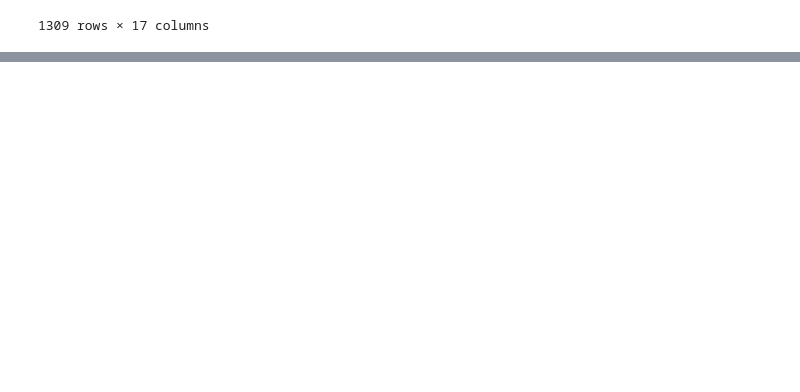
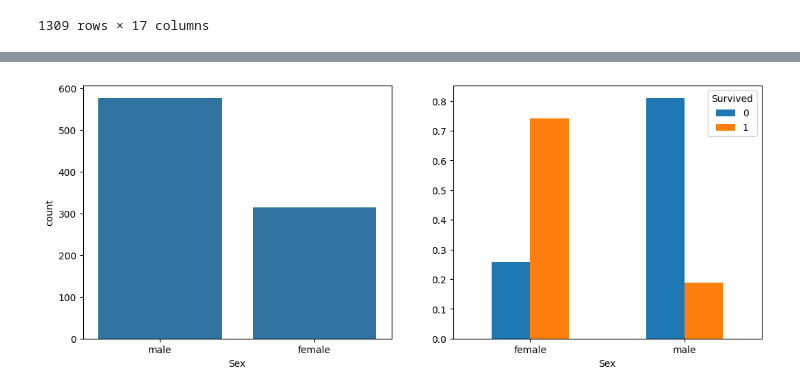
Before and after one commit to AlexanderDBell/TheDeveloperAcademy-Bootcamp, a Jupyter notebook: 7. Logistic Regression/logistic_regression.ipynb, the cells around one changed output, grey strips where cells are left out. Saved outputs shown, nothing was run; the diff lists cells and outputs as text; code cells hidden in the pictures; blank space fills up the shorter version.

```diff
--- a/7. Logistic Regression/logistic_regression.ipynb
+++ b/7. Logistic Regression/logistic_regression.ipynb
@@ -190,0 +216,8 @@ test_df = all_df.iloc[891:].reset_index(drop=True).drop('Survived', axis=1)
+# %%
+fig, ax = plt.subplots(1, 2, figsize=(12.8, 4.8))
+
+sns.barplot(train_df.Sex.value_counts(), ax=ax[0])
+pd.crosstab(train_df.Sex, train_df.Survived, normalize='index').plot(kind='bar', rot=0, ax=ax[1])
+plt.show()
+# %% [output]
+[figure, added]
```
Also changed, not shown: parts of 17 cells of this notebook.
